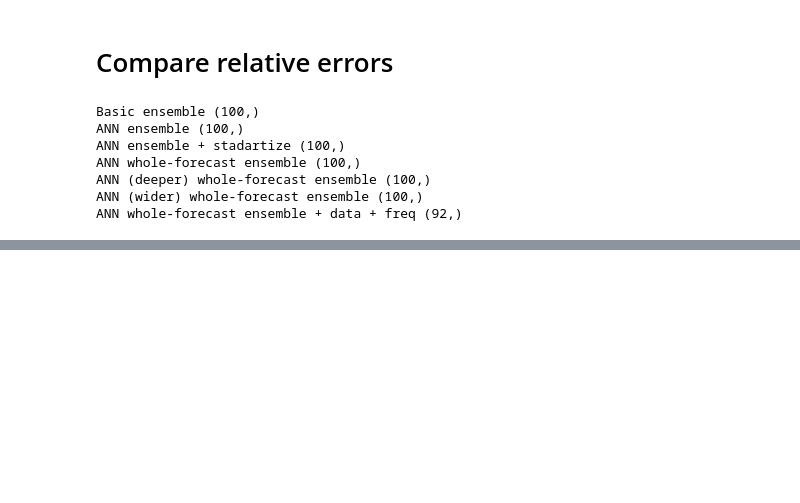
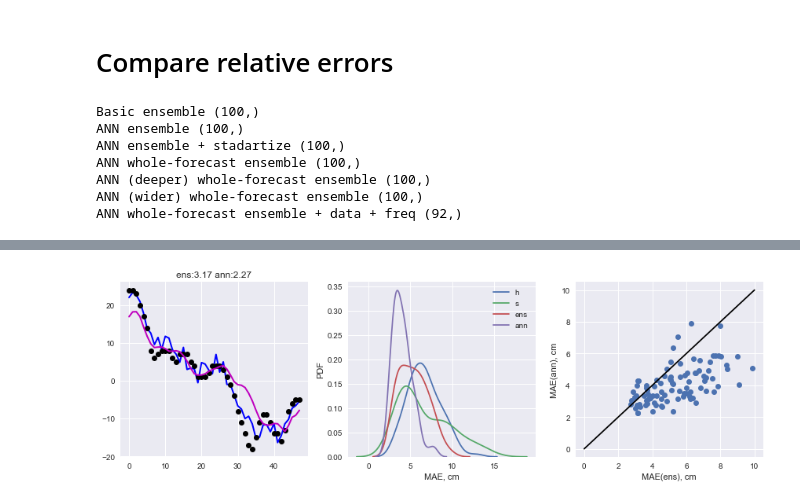
Before and after one commit to iterater/ensemble-forecasting, a Jupyter notebook: ipynb/Testing keras.ipynb, the cells around one changed output, grey strips where cells are left out. Saved outputs shown, nothing was run; the diff lists cells and outputs as text; code cells hidden in the pictures; blank space fills up the shorter version.

```diff
--- a/ipynb/Testing keras.ipynb
+++ b/ipynb/Testing keras.ipynb
@@ -393,0 +437,17 @@ Text(0,0.5,'PDF')
+# %%
+def whole_fc_m_freq_freq_fc_ann_ensemble():
+    model = Sequential()
+    model.add(Dense(units=T*3+16*3, kernel_initializer='normal', activation='relu', input_dim=T*3+16*3))
+    model.add(Dense(units=T*6, kernel_initializer='normal', activation='relu'))
+    model.add(Dense(units=T*3, kernel_initializer='normal', activation='relu'))
+    model.add(Dense(units=T, kernel_initializer='normal'))
+    model.compile(loss='mean_squared_error', optimizer='adam')
+    return model
+X = np.hstack((h[8:], s[8:], m_fc[:-8], freq[:-8], freq_h[8:], freq_s[8:]))
+Y = m_fc[8:]
+seed = 7
+np.random.seed(seed)
+estimator = KerasRegressor(build_fn=whole_fc_m_freq_freq_fc_ann_ensemble, epochs=14, batch_size=10, verbose=0)
+kfold = KFold(n_splits=10, random_state=seed)
+results = cross_val_score(estimator, X, Y, cv=kfold)
+print("Results: %.2f (%.2f) MSE" % (results.mean(), results.std()))
@@ -393,0 +456,3 @@ Text(0,0.5,'PDF')
+# %%
+estimator.fit(X, Y)
+estimator.model.summary()
@@ -393,0 +475,7 @@ Text(0,0.5,'PDF')
+# %%
+q = 50
+predicted = estimator.predict(X)
+errors_log.append(('ANN whole-forecast ensemble + data + freq + fc_freq', np.mean(np.abs(predicted - m_fc[8:]), axis=1)))
+plot_summary(h[8:], s[8:], ens[8:], m_fc[8:], predicted, 50-8)
+# %% [output]
+[figure, added]
```
Also changed, not shown: parts of 20 cells of this notebook.
